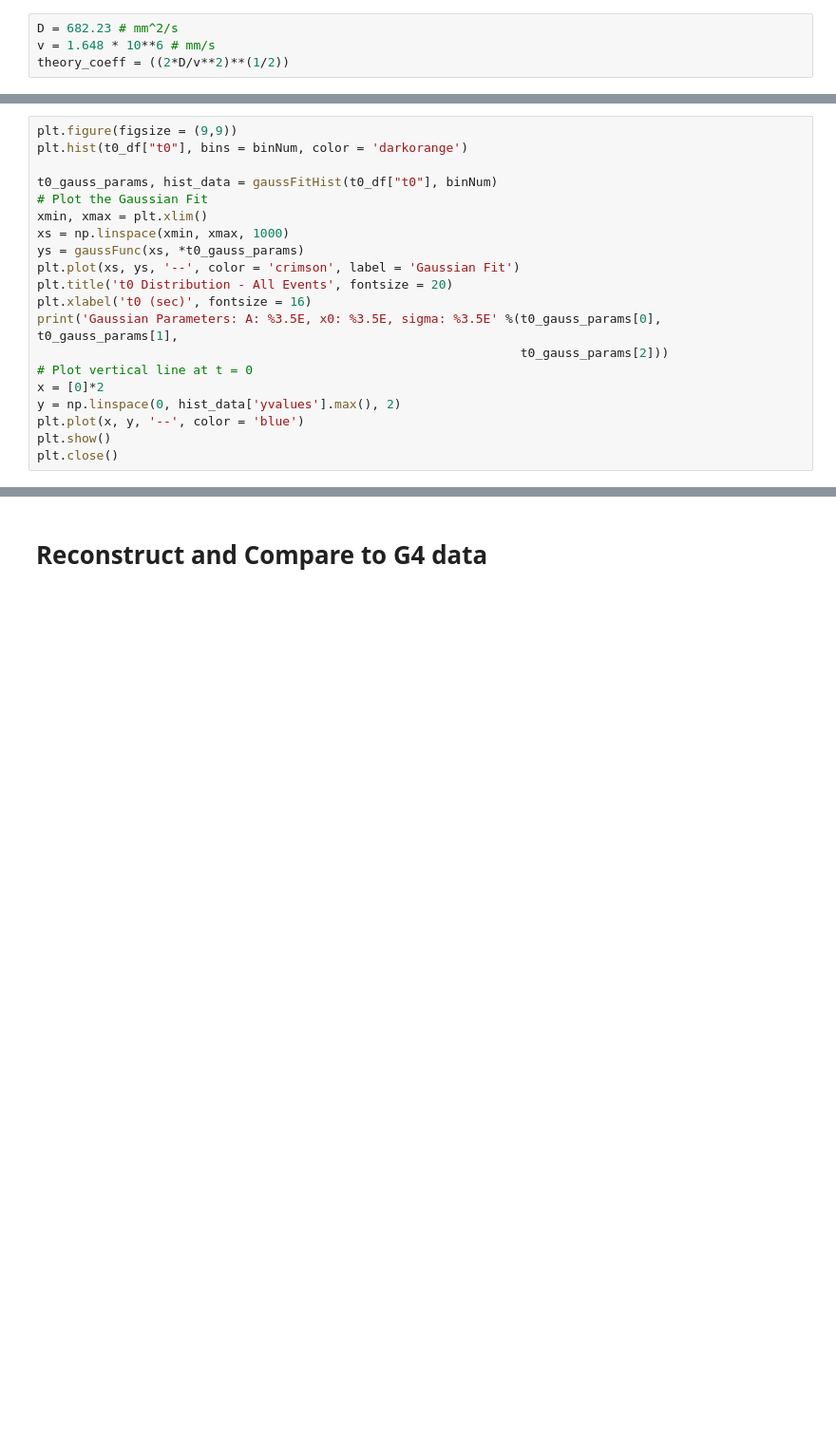
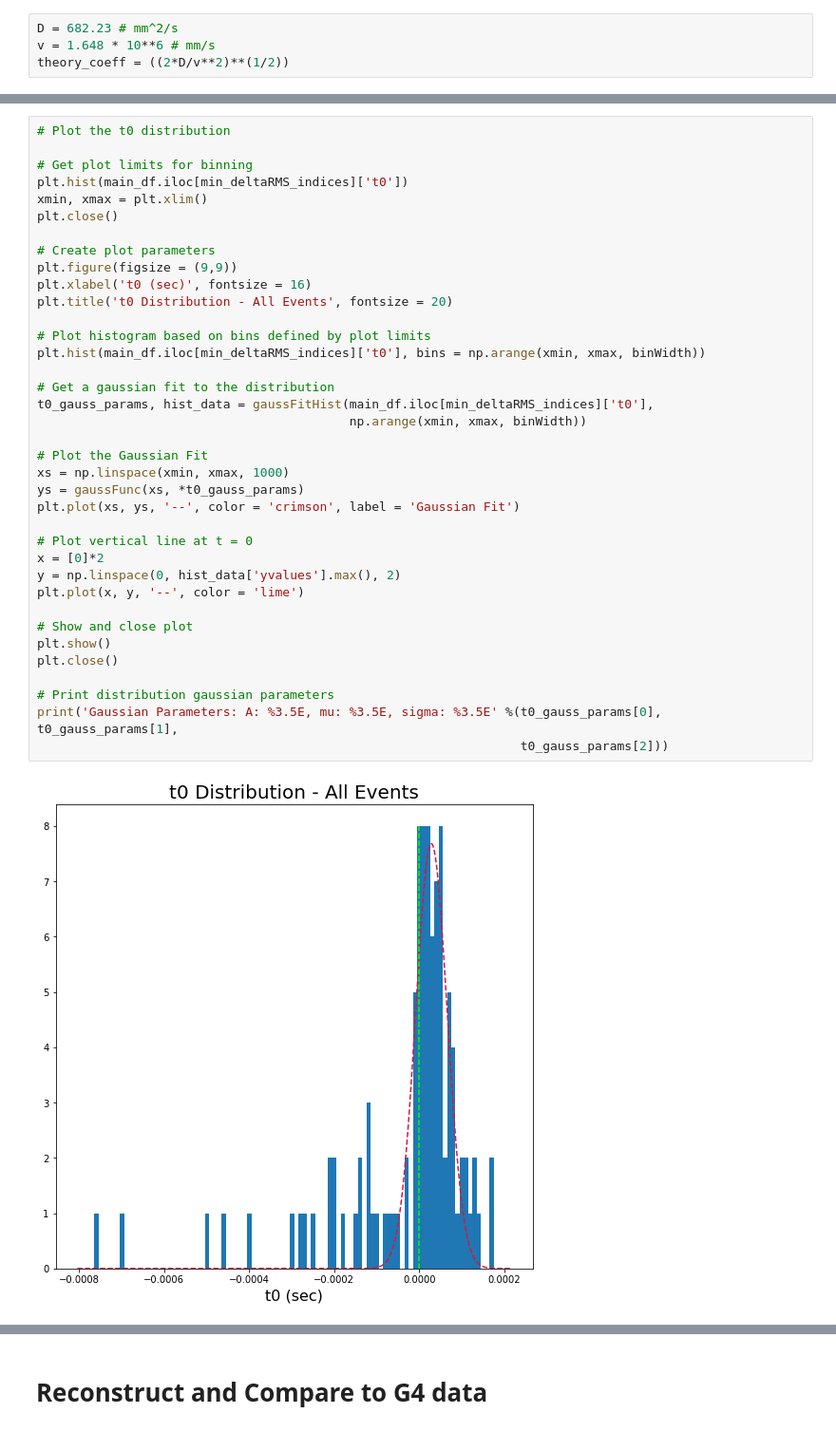
Before and after one commit to nttenpas/t0_calculations, a Jupyter notebook: t0_Calculations.ipynb, the cells around one changed output, grey strips where cells are left out. Shown at 95% size. Saved outputs shown, nothing was run; the diff lists cells and outputs as text; blank space fills up the shorter version.

Commit message:
Adding t0 distribution.

```diff
--- a/t0_Calculations.ipynb
+++ b/t0_Calculations.ipynb
@@ -452,21 +451,39 @@ Suspected Fit (green):                  1.969E-05
 # %%
+# Plot the t0 distribution
+
+# Get plot limits for binning
+plt.hist(main_df.iloc[min_deltaRMS_indices]['t0'])
+xmin, xmax = plt.xlim()
+plt.close()
+
+# Create plot parameters
 plt.figure(figsize = (9,9))
-plt.hist(t0_df["t0"], bins = binNum, color = 'darkorange')
+plt.xlabel('t0 (sec)', fontsize = 16)
+plt.title('t0 Distribution - All Events', fontsize = 20)
 
-t0_gauss_params, hist_data = gaussFitHist(t0_df["t0"], binNum)
+# Plot histogram based on bins defined by plot limits
+plt.hist(main_df.iloc[min_deltaRMS_indices]['t0'], bins = np.arange(xmin, xmax, binWidth))
+
+# Get a gaussian fit to the distribution
+t0_gauss_params, hist_data = gaussFitHist(main_df.iloc[min_deltaRMS_indices]['t0'],
+                                          np.arange(xmin, xmax, binWidth))
+
 # Plot the Gaussian Fit
-xmin, xmax = plt.xlim()
 xs = np.linspace(xmin, xmax, 1000)
 ys = gaussFunc(xs, *t0_gauss_params)
 plt.plot(xs, ys, '--', color = 'crimson', label = 'Gaussian Fit')
-plt.title('t0 Distribution - All Events', fontsize = 20)
-plt.xlabel('t0 (sec)', fontsize = 16)
-print('Gaussian Parameters: A: %3.5E, x0: %3.5E, sigma: %3.5E' %(t0_gauss_params[0], t0_gauss_params[1],
-                                                                 t0_gauss_params[2]))
+
 # Plot vertical line at t = 0
 x = [0]*2
 y = np.linspace(0, hist_data['yvalues'].max(), 2)
-plt.plot(x, y, '--', color = 'blue')
+plt.plot(x, y, '--', color = 'lime')
+
+# Show and close plot
 plt.show()
 plt.close()
+
+# Print distribution gaussian parameters
+print('Gaussian Parameters: A: %3.5E, mu: %3.5E, sigma: %3.5E' %(t0_gauss_params[0], t0_gauss_params[1],
+                                                                 t0_gauss_params[2]))
 # %% [output]
+[figure, new version]
```
Also changed, not shown: parts of 10 cells of this notebook.
